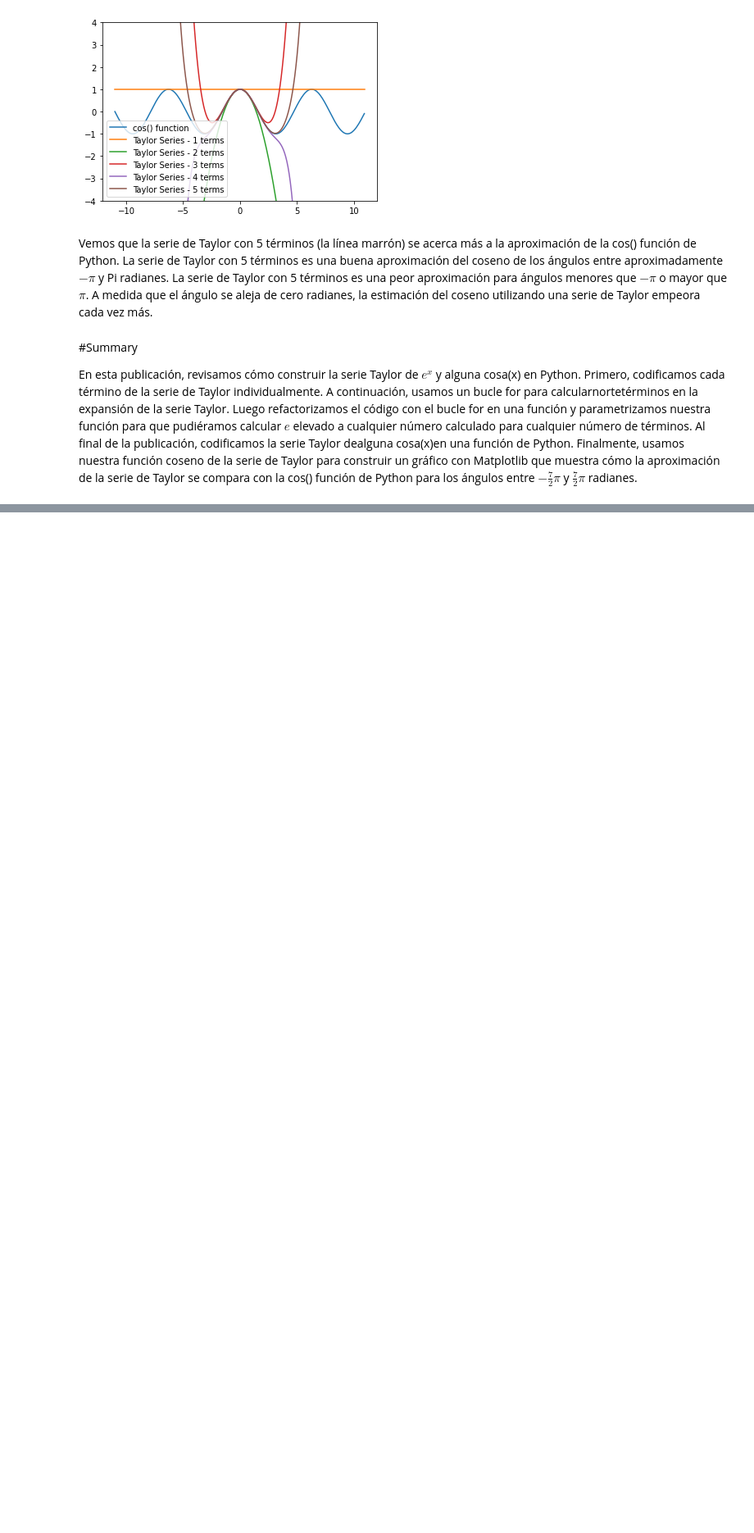
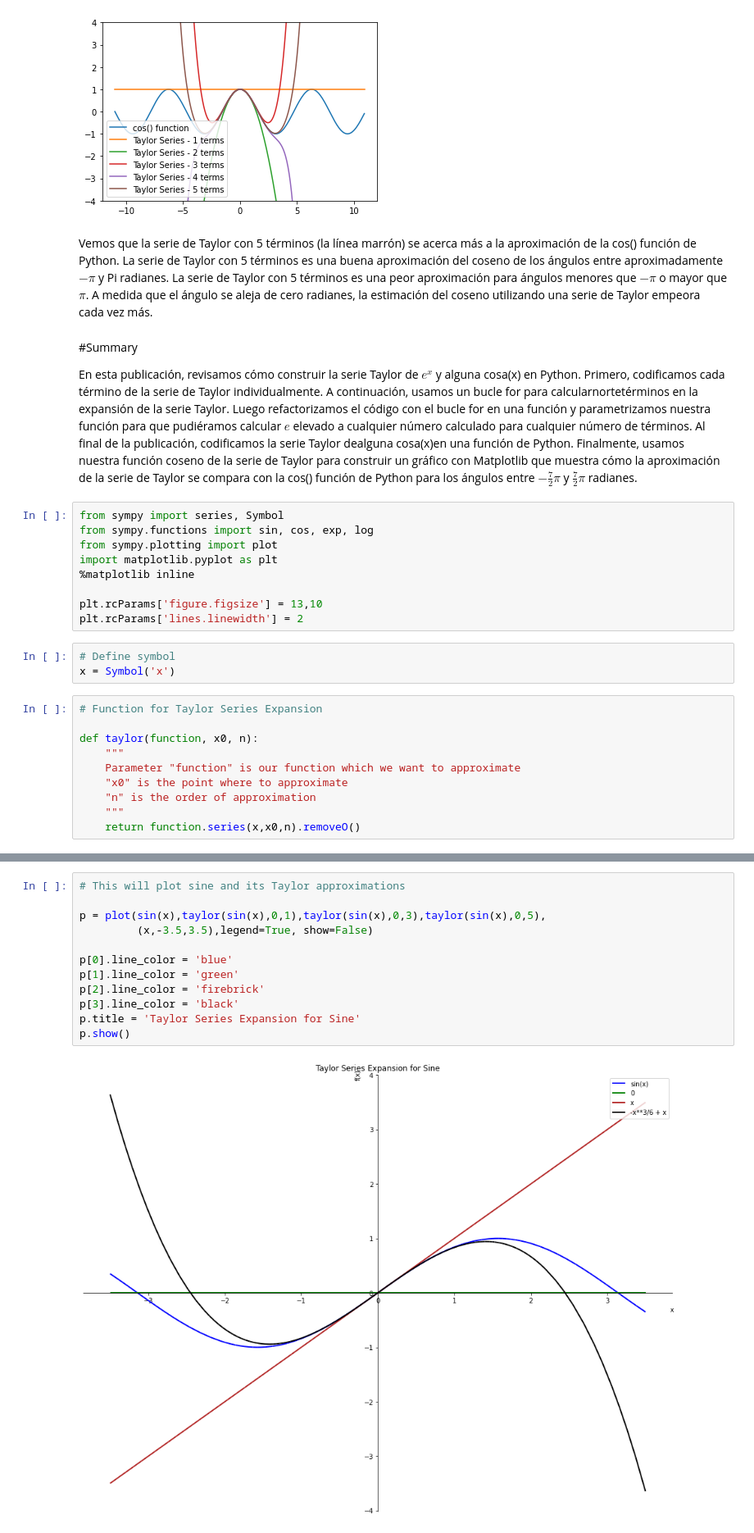
Before and after one commit to ndcontrerasr/MetNumUN2020II, a Jupyter notebook: Taylor Series/Taylor_Series_in_Python.ipynb, the cells around one changed output, grey strips where cells are left out. Shown at 82% size. Drawn from its saved outputs; the diff is of its cells as text; blank space fills up the shorter version.

```diff
--- a/Taylor Series/Taylor_Series_in_Python.ipynb
+++ b/Taylor Series/Taylor_Series_in_Python.ipynb
@@ -307,3 +294,25 @@ Vemos que la serie de Taylor con 5 términos (la línea marrón) se acerca más
 #Summary
 
 En esta publicación, revisamos cómo construir la serie Taylor de $e^x$ y alguna cosa(x) en Python. Primero, codificamos cada término de la serie de Taylor individualmente. A continuación, usamos un bucle for para calcularnortetérminos en la expansión de la serie Taylor. Luego refactorizamos el código con el bucle for en una función y parametrizamos nuestra función para que pudiéramos calcular $e$ elevado a cualquier número calculado para cualquier número de términos. Al final de la publicación, codificamos la serie Taylor dealguna cosa(x)en una función de Python. Finalmente, usamos nuestra función coseno de la serie de Taylor para construir un gráfico con Matplotlib que muestra cómo la aproximación de la serie de Taylor se compara con la cos() función de Python para los ángulos entre $-\frac{7}{2}\pi$ y $\frac{7}{2}\pi$ radianes.
+# %%
+from sympy import series, Symbol
+from sympy.functions import sin, cos, exp, log
+from sympy.plotting import plot
+import matplotlib.pyplot as plt
+%matplotlib inline
+
+plt.rcParams['figure.figsize'] = 13,10
+plt.rcParams['lines.linewidth'] = 2
+# %%
+# Define symbol
+x = Symbol('x')
+# %%
+# Function for Taylor Series Expansion
+
+def taylor(function, x0, n):
+    """
+    Parameter "function" is our function which we want to approximate
+    "x0" is the point where to approximate
+    "n" is the order of approximation
+    """
+    return function.series(x,x0,n).removeO()
@@ -309,0 +367,14 @@ En esta publicación, revisamos cómo construir la serie Taylor de $e^x$ y algun
+# %%
+# This will plot sine and its Taylor approximations
+
+p = plot(sin(x),taylor(sin(x),0,1),taylor(sin(x),0,3),taylor(sin(x),0,5),
+         (x,-3.5,3.5),legend=True, show=False)
+
+p[0].line_color = 'blue'
+p[1].line_color = 'green'
+p[2].line_color = 'firebrick'
+p[3].line_color = 'black'
+p.title = 'Taylor Series Expansion for Sine'
+p.show()
+# %% [output]
+[figure, added]
```
Also changed, not shown: parts of 19 cells of this notebook, 1 other file.
